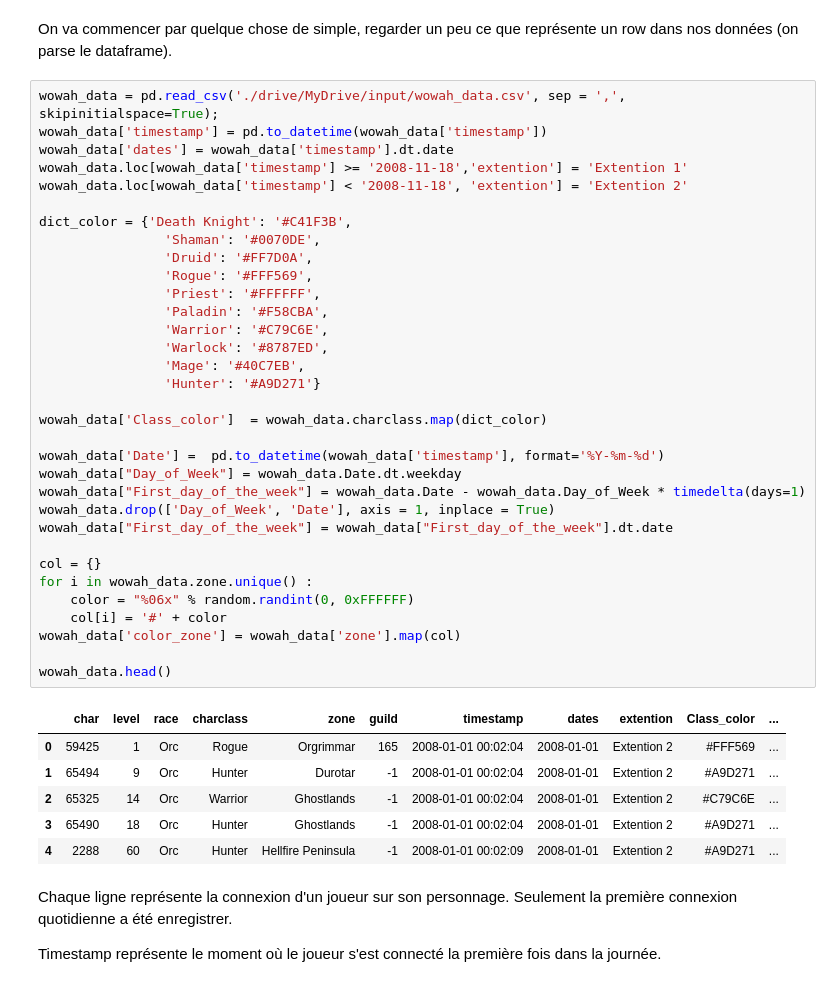
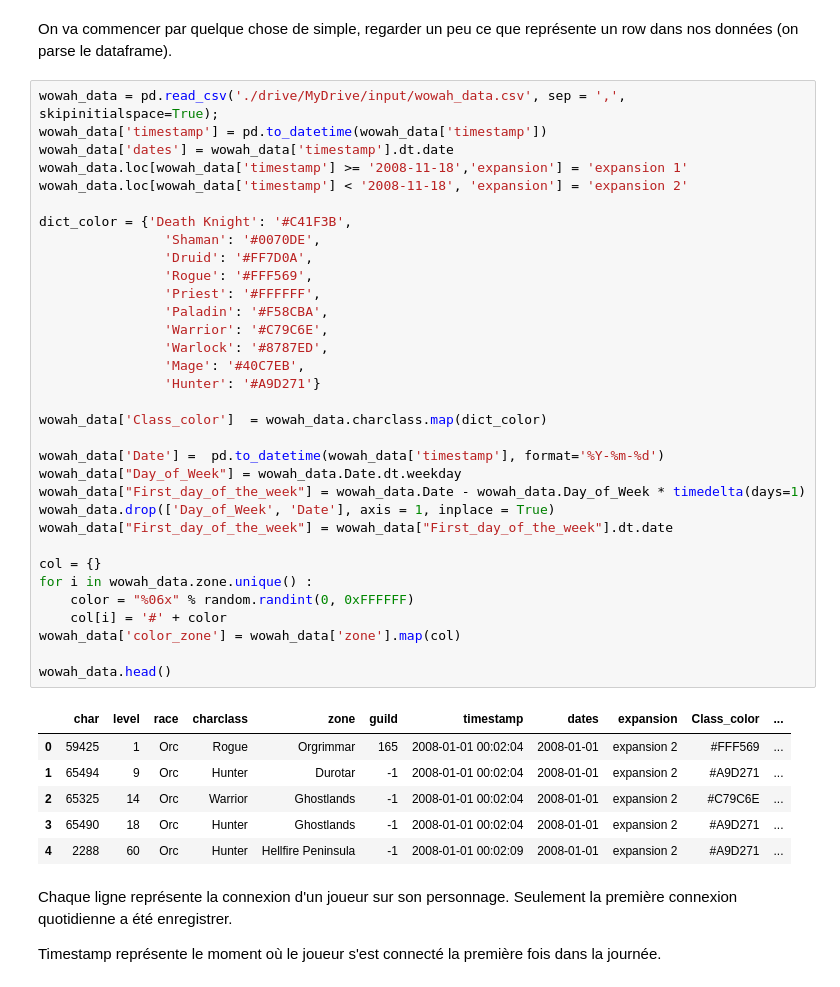
Before and after one commit to kalmuroth/python-exo, a Jupyter notebook: Analyse_Donnée_WOW_2008_LB.ipynb, the cells around one changed output. Cells and saved outputs as stored; diff of their text form.

```diff
--- a/Analyse_Donnée_WOW_2008_LB.ipynb
+++ b/Analyse_Donnée_WOW_2008_LB.ipynb
@@ -56,42 +55,42 @@ On va commencer par quelque chose de simple, regarder un peu ce que représente
 wowah_data = pd.read_csv('./drive/MyDrive/input/wowah_data.csv', sep = ',', skipinitialspace=True);
 wowah_data['timestamp'] = pd.to_datetime(wowah_data['timestamp'])
 wowah_data['dates'] = wowah_data['timestamp'].dt.date
-wowah_data.loc[wowah_data['timestamp'] >= '2008-11-18','extention'] = 'Extention 1'
-wowah_data.loc[wowah_data['timestamp'] < '2008-11-18', 'extention'] = 'Extention 2'
+wowah_data.loc[wowah_data['timestamp'] >= '2008-11-18','expansion'] = 'expansion 1'
+wowah_data.loc[wowah_data['timestamp'] < '2008-11-18', 'expansion'] = 'expansion 2'
 
 dict_color = {'Death Knight': '#C41F3B',
                 'Shaman': '#0070DE',
                 'Druid': '#FF7D0A',
                 'Rogue': '#FFF569',
                 'Priest': '#FFFFFF',
                 'Paladin': '#F58CBA',
                 'Warrior': '#C79C6E',
                 'Warlock': '#8787ED',
                 'Mage': '#40C7EB',
                 'Hunter': '#A9D271'}
 
 wowah_data['Class_color']  = wowah_data.charclass.map(dict_color)
 
 wowah_data['Date'] =  pd.to_datetime(wowah_data['timestamp'], format='%Y-%m-%d')
 wowah_data["Day_of_Week"] = wowah_data.Date.dt.weekday
 wowah_data["First_day_of_the_week"] = wowah_data.Date - wowah_data.Day_of_Week * timedelta(days=1)
 wowah_data.drop(['Day_of_Week', 'Date'], axis = 1, inplace = True)
 wowah_data["First_day_of_the_week"] = wowah_data["First_day_of_the_week"].dt.date
 
 col = {}
 for i in wowah_data.zone.unique() :
     color = "%06x" % random.randint(0, 0xFFFFFF)
     col[i] = '#' + color
 wowah_data['color_zone'] = wowah_data['zone'].map(col)
 
 wowah_data.head()
 # %% [output]
-|  | char | level | race | charclass | zone | guild | timestamp | dates | extention | Class_color | ... |
-| 0 | 59425 | 1 | Orc | Rogue | Orgrimmar | 165 | 2008-01-01 00:02:04 | 2008-01-01 | Extention 2 | #FFF569 | ... |
-| 1 | 65494 | 9 | Orc | Hunter | Durotar | -1 | 2008-01-01 00:02:04 | 2008-01-01 | Extention 2 | #A9D271 | ... |
-| 2 | 65325 | 14 | Orc | Warrior | Ghostlands | -1 | 2008-01-01 00:02:04 | 2008-01-01 | Extention 2 | #C79C6E | ... |
-| 3 | 65490 | 18 | Orc | Hunter | Ghostlands | -1 | 2008-01-01 00:02:04 | 2008-01-01 | Extention 2 | #A9D271 | ... |
-| 4 | 2288 | 60 | Orc | Hunter | Hellfire Peninsula | -1 | 2008-01-01 00:02:09 | 2008-01-01 | Extention 2 | #A9D271 | ... |
+|  | char | level | race | charclass | zone | guild | timestamp | dates | expansion | Class_color | ... |
+| 0 | 59425 | 1 | Orc | Rogue | Orgrimmar | 165 | 2008-01-01 00:02:04 | 2008-01-01 | expansion 2 | #FFF569 | ... |
+| 1 | 65494 | 9 | Orc | Hunter | Durotar | -1 | 2008-01-01 00:02:04 | 2008-01-01 | expansion 2 | #A9D271 | ... |
+| 2 | 65325 | 14 | Orc | Warrior | Ghostlands | -1 | 2008-01-01 00:02:04 | 2008-01-01 | expansion 2 | #C79C6E | ... |
+| 3 | 65490 | 18 | Orc | Hunter | Ghostlands | -1 | 2008-01-01 00:02:04 | 2008-01-01 | expansion 2 | #A9D271 | ... |
+| 4 | 2288 | 60 | Orc | Hunter | Hellfire Peninsula | -1 | 2008-01-01 00:02:09 | 2008-01-01 | expansion 2 | #A9D271 | ... |
 # %% [markdown]
 Chaque ligne représente la connexion d'un joueur sur son personnage.
 Seulement la première connexion quotidienne a été enregistrer.
```
Also changed, not shown: parts of 4 cells of this notebook.
